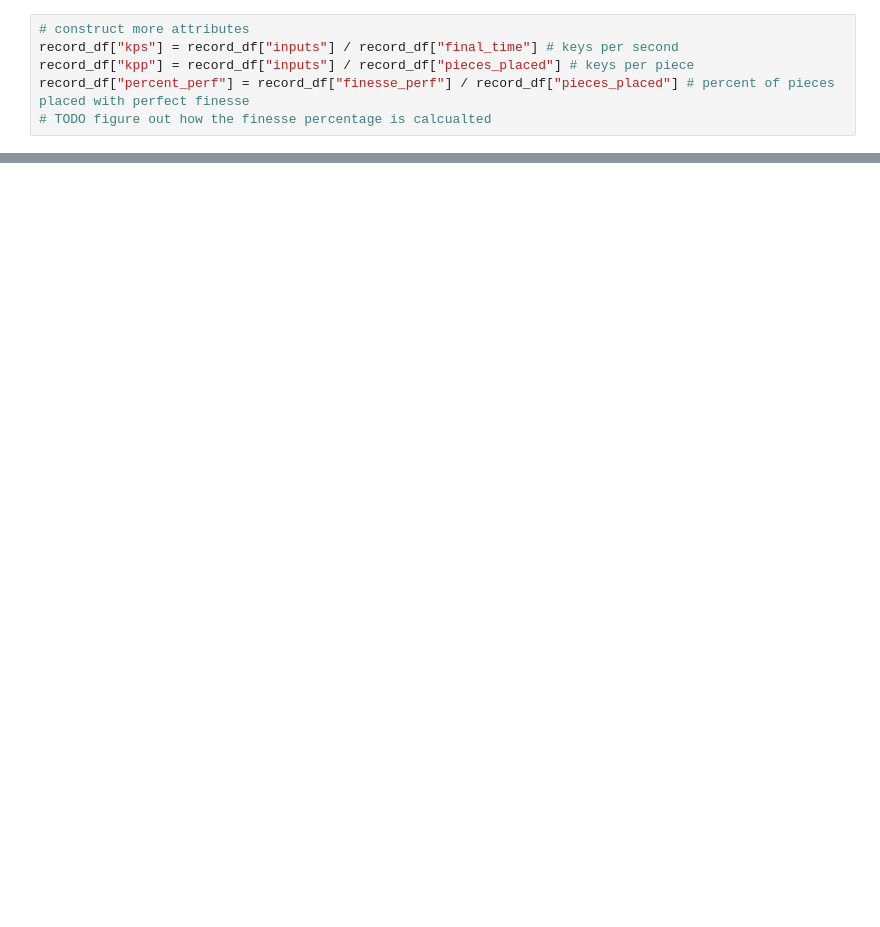
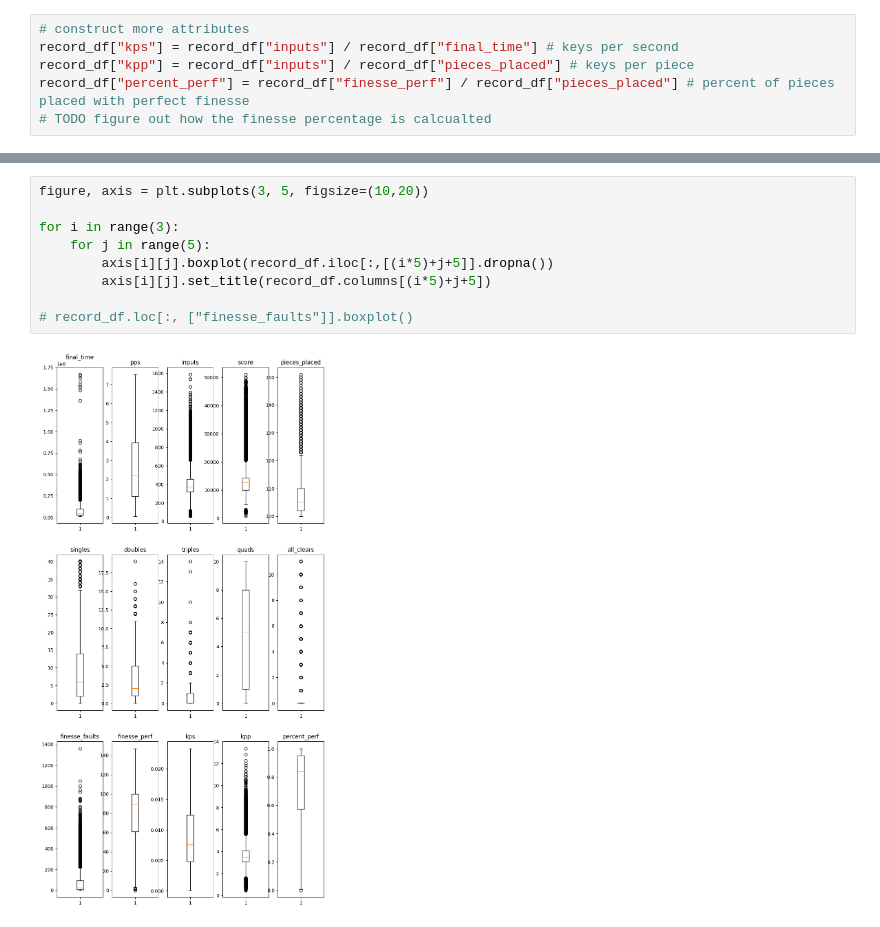
Before and after one commit to unduli-attacked/40-lines-analysis, a Jupyter notebook: analysis.ipynb, the cells around one changed output, grey strips where cells are left out. Saved outputs shown, nothing was run; the diff lists cells and outputs as text; blank space fills up the shorter version.

Commit message:
boxplots, etc

```diff
--- a/analysis.ipynb
+++ b/analysis.ipynb
@@ -28,3 +49,14 @@ user_df["time_played"] = user_df["created_date"].apply(lambda x: time.time() - d
+# %%
+figure, axis = plt.subplots(3, 5, figsize=(10,20))
+
+for i in range(3):
+    for j in range(5):
+        axis[i][j].boxplot(record_df.iloc[:,[(i*5)+j+5]].dropna())
+        axis[i][j].set_title(record_df.columns[(i*5)+j+5])
+
+# record_df.loc[:, ["finesse_faults"]].boxplot()
+# %% [output]
+[figure, added]
 # %%
 seaborn.pairplot(user_df, y_vars=["rank", "cohort", "best_time"])
 # %% [output]
```
Also changed, not shown: parts of 10 cells of this notebook, 1 other file.
